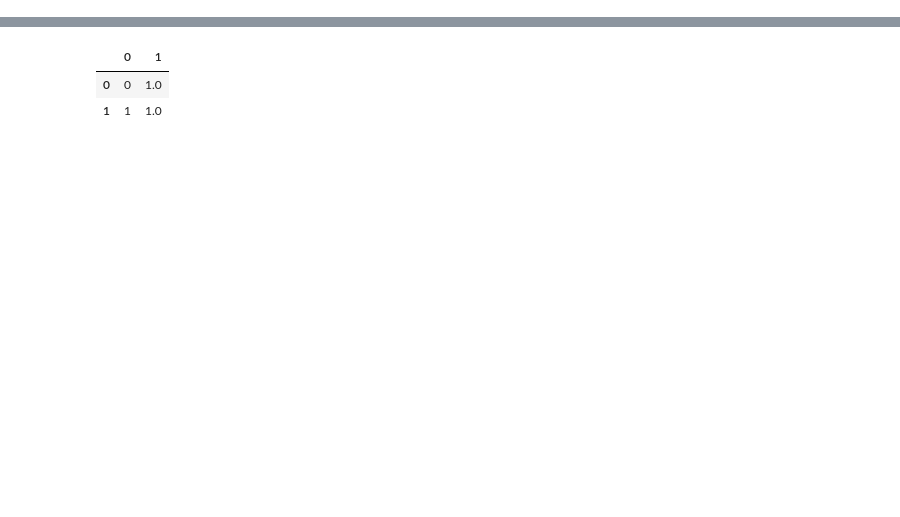
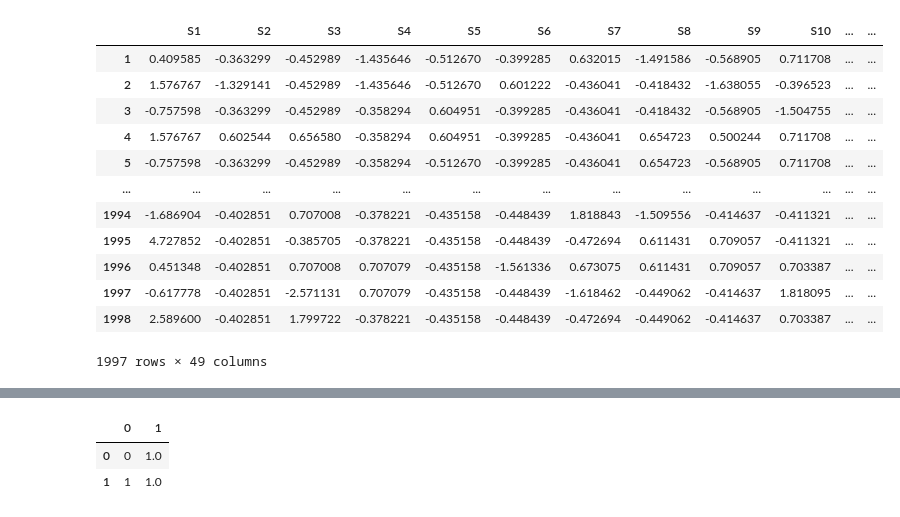
Before and after one commit to rotematari/roboticstau, a Jupyter notebook: new_code/data/test.ipynb, the cells around one changed output, grey strips where cells are left out. Cells and saved outputs as stored; diff of their text form; code cells hidden in the pictures; blank space fills up the shorter version.

```diff
--- a/new_code/data/test.ipynb
+++ b/new_code/data/test.ipynb
@@ -54,0 +84,19 @@ KeyError: "['S2', 'S3', 'S4', 'S5', 'S6', 'S7', 'S8', 'S9', 'S10', 'S11'] not in
+# %%
+
+fmg_df = data_proses.subtract_bias(fmg_df)
+# %%
+data_proses.std_division(fmg_df)
+# %% [output]
+|  | S1 | S2 | S3 | S4 | S5 | S6 | S7 | S8 | S9 | S10 | ... | ... |
+| 1 | 0.409585 | -0.363299 | -0.452989 | -1.435646 | -0.512670 | -0.399285 | 0.632015 | -1.491586 | -0.568905 | 0.711708 | ... | ... |
+| 2 | 1.576767 | -1.329141 | -0.452989 | -1.435646 | -0.512670 | 0.601222 | -0.436041 | -0.418432 | -1.638055 | -0.396523 | ... | ... |
+| 3 | -0.757598 | -0.363299 | -0.452989 | -0.358294 | 0.604951 | -0.399285 | -0.436041 | -0.418432 | -0.568905 | -1.504755 | ... | ... |
+| 4 | 1.576767 | 0.602544 | 0.656580 | -0.358294 | 0.604951 | -0.399285 | -0.436041 | 0.654723 | 0.500244 | 0.711708 | ... | ... |
+| 5 | -0.757598 | -0.363299 | -0.452989 | -0.358294 | -0.512670 | -0.399285 | -0.436041 | 0.654723 | -0.568905 | 0.711708 | ... | ... |
+| ... | ... | ... | ... | ... | ... | ... | ... | ... | ... | ... | ... | ... |
+| 1994 | -1.686904 | -0.402851 | 0.707008 | -0.378221 | -0.435158 | -0.448439 | 1.818843 | -1.509556 | -0.414637 | -0.411321 | ... | ... |
+| 1995 | 4.727852 | -0.402851 | -0.385705 | -0.378221 | -0.435158 | -0.448439 | -0.472694 | 0.611431 | 0.709057 | -0.411321 | ... | ... |
+| 1996 | 0.451348 | -0.402851 | 0.707008 | 0.707079 | -0.435158 | -1.561336 | 0.673075 | 0.611431 | 0.709057 | 0.703387 | ... | ... |
+| 1997 | -0.617778 | -0.402851 | -2.571131 | 0.707079 | -0.435158 | -0.448439 | -1.618462 | -0.449062 | -0.414637 | 1.818095 | ... | ... |
+| 1998 | 2.589600 | -0.402851 | 1.799722 | -0.378221 | -0.435158 | -0.448439 | -0.472694 | -0.449062 | -0.414637 | 0.703387 | ... | ... |
+1997 rows × 49 columns
```
Also changed, not shown: parts of 24 cells of this notebook, 10 other files.
